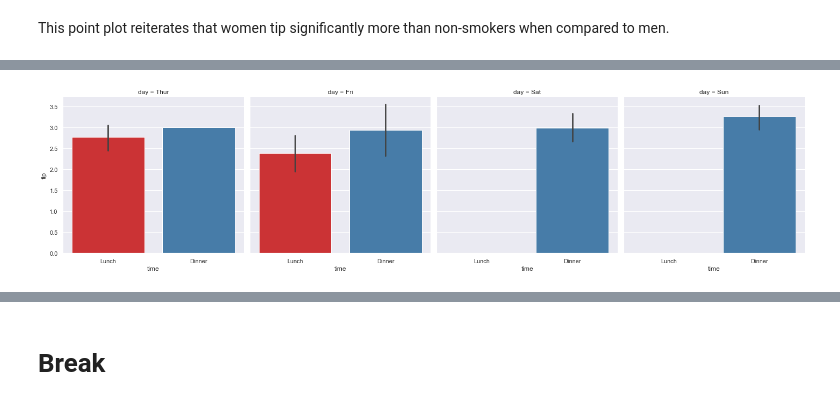
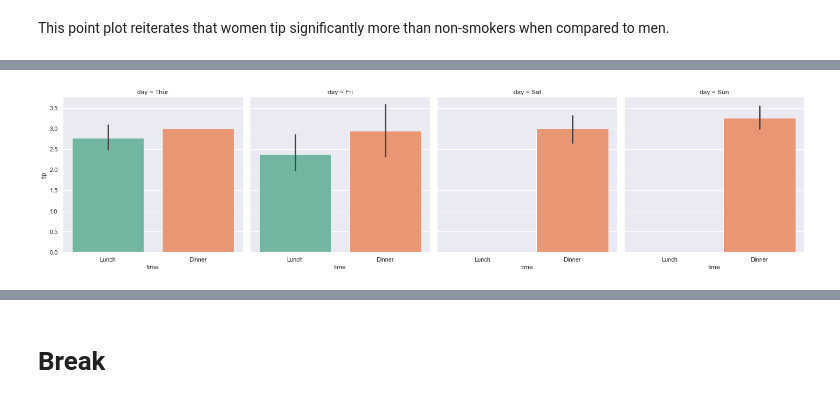
Before and after one commit to ANihill/Fundamentals-Assessment, a Jupyter notebook: Fundamentals of Data Analytics - Assessment.ipynb, the cells around one changed output, grey strips where cells are left out. Saved outputs shown, nothing was run; the diff lists cells and outputs as text; code cells hidden in the pictures.

```diff
--- a/Fundamentals of Data Analytics - Assessment.ipynb
+++ b/Fundamentals of Data Analytics - Assessment.ipynb
@@ -11,6 +11,7 @@ import seaborn as sns
 %matplotlib inline
 
 sns.set(color_codes=True)
+sns.set_palette("Set2");
 # %%
 # import tips dataset from seaborn
 tips = sns.load_dataset("tips")
@@ -349,6 +381,6 @@ sns.catplot(x="time", y="total_bill", col="day", kind=("bar"), data=tips, palett
 # %%
-sns.catplot(x="time", y="tip", col="day", kind=("bar"), data=tips, palette="Set1");
+sns.catplot(x="time", y="tip", col="day", kind=("bar"), data=tips);
 # %% [output]
-[figure, old version]
+[figure, new version]
 # %%
 # scatterplot of tips based on party size
```
Also changed, not shown: parts of 43 cells of this notebook.
